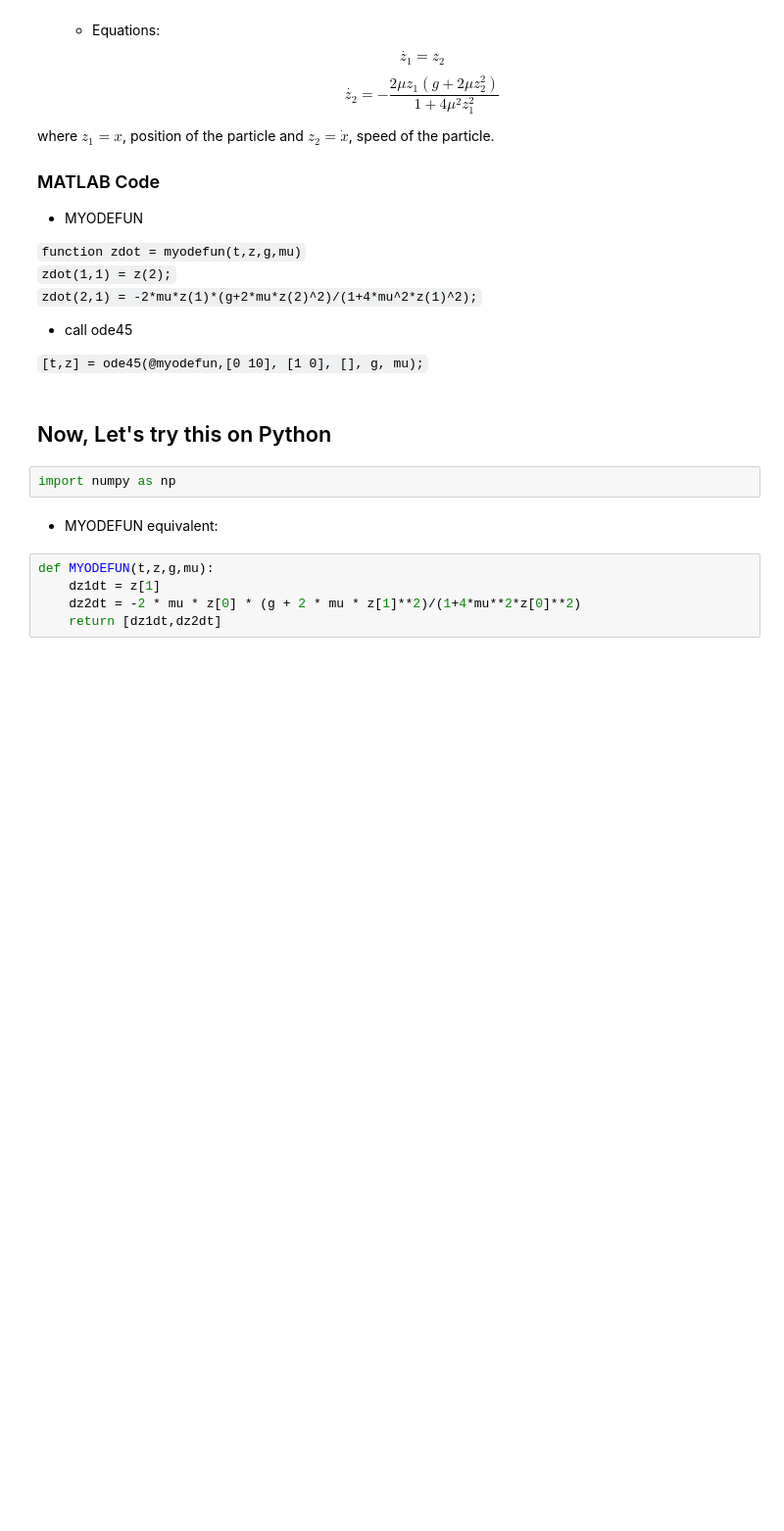
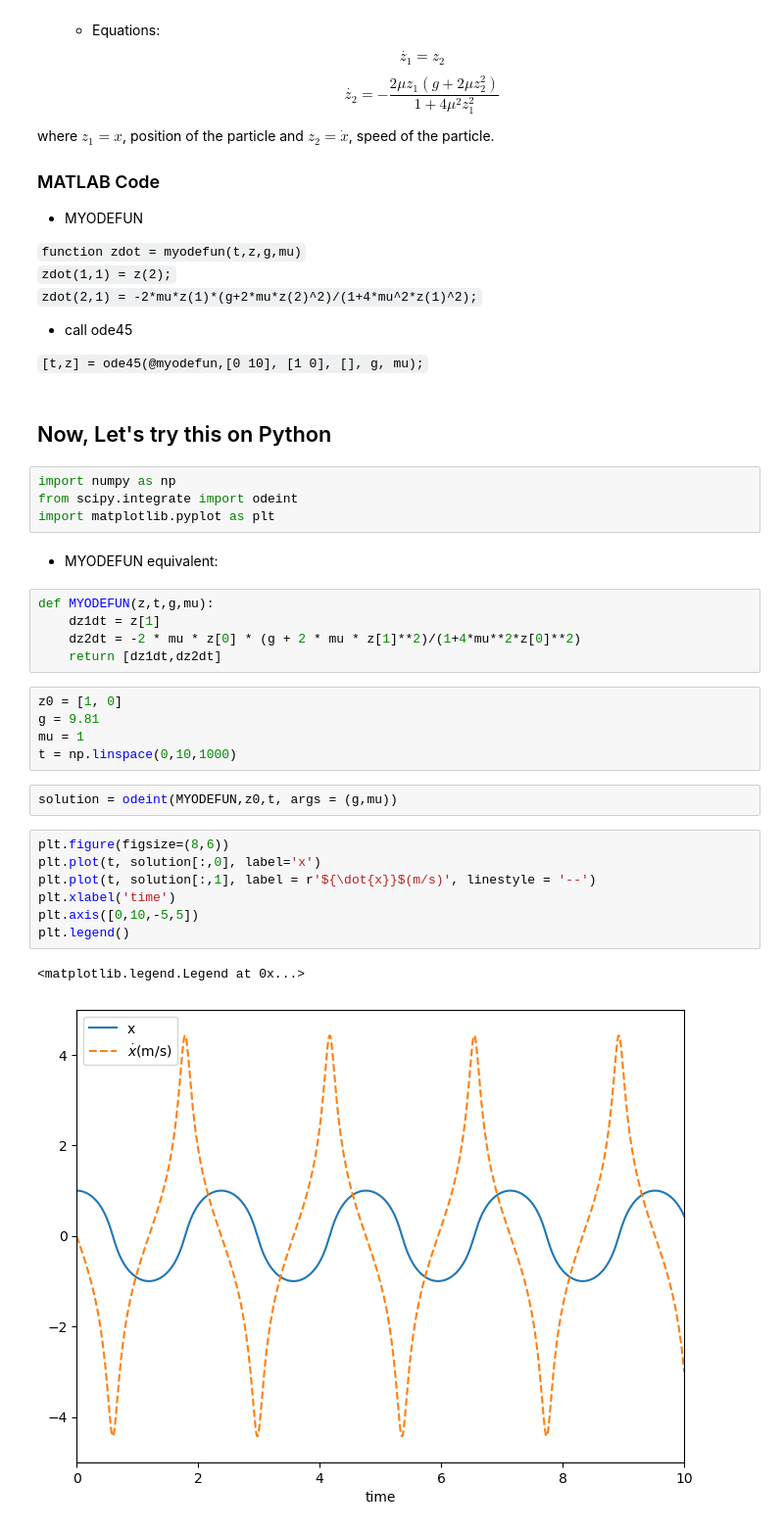
Before and after one commit to BamtolYy/rocket, a Jupyter notebook: scrapbook/MATLAB to python.ipynb, the cells around one changed output. Shown at 98% size. Drawn from its saved outputs; the diff is of its cells as text; blank space fills up the shorter version.

```diff
--- a/scrapbook/MATLAB to python.ipynb
+++ b/scrapbook/MATLAB to python.ipynb
@@ -31,10 +31,29 @@ where $z_1 = x$, position of the particle and $z_2 = \dot{x} $, speed of the par
 ## Now, Let's try this on Python
 # %%
 import numpy as np
+from scipy.integrate import odeint
+import matplotlib.pyplot as plt
 # %% [markdown]
 - MYODEFUN equivalent:
 # %%
-def MYODEFUN(t,z,g,mu):
+def MYODEFUN(z,t,g,mu):
     dz1dt = z[1]
     dz2dt = -2 * mu * z[0] * (g + 2 * mu * z[1]**2)/(1+4*mu**2*z[0]**2)
     return [dz1dt,dz2dt]
+# %%
+z0 = [1, 0]
+g = 9.81
+mu = 1
+t = np.linspace(0,10,1000)
+# %%
+solution = odeint(MYODEFUN,z0,t, args = (g,mu))
+# %%
+plt.figure(figsize=(8,6))
+plt.plot(t, solution[:,0], label='x')
+plt.plot(t, solution[:,1], label = r'${\dot{x}}$(m/s)', linestyle = '--')
+plt.xlabel('time')
+plt.axis([0,10,-5,5])
+plt.legend()
+# %% [output]
+<matplotlib.legend.Legend at 0x...>
+[figure, added]
```
